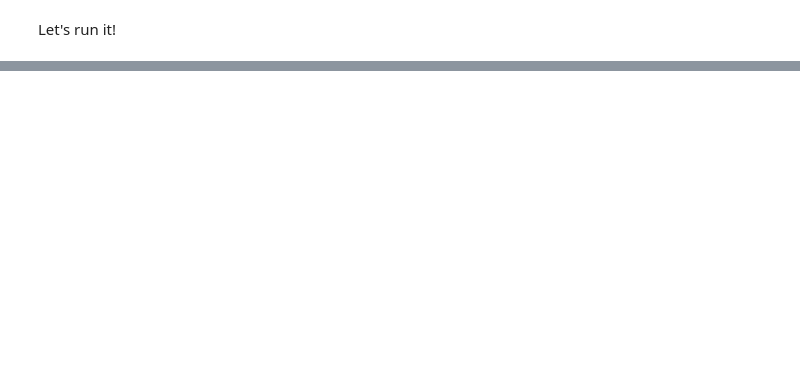
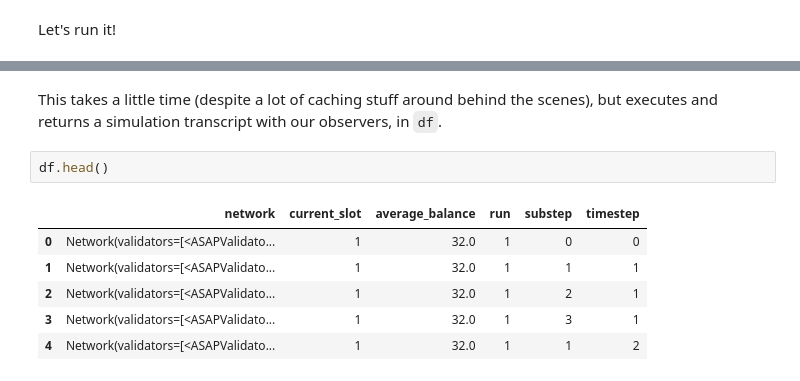
Before and after one commit to ethereum/rig, a Jupyter notebook: eth2economics/code/beaconrunner2050/br2050.ipynb, the cells around one changed output, grey strips where cells are left out. Saved outputs shown, nothing was run; the diff lists cells and outputs as text; blank space fills up the shorter version.

```diff
--- a/eth2economics/code/beaconrunner2050/br2050.ipynb
+++ b/eth2economics/code/beaconrunner2050/br2050.ipynb
@@ -476,0 +431,11 @@ df = pd.DataFrame(raw_result)
+# %% [markdown]
+This takes a little time (despite a lot of caching stuff around behind the scenes), but executes and returns a simulation transcript with our observers, in `df`.
+# %%
+df.head()
+# %% [output]
+|  | network | current_slot | average_balance | run | substep | timestep |
+| 0 | Network(validators=[<ASAPValidato... | 1 | 32.0 | 1 | 0 | 0 |
+| 1 | Network(validators=[<ASAPValidato... | 1 | 32.0 | 1 | 1 | 1 |
+| 2 | Network(validators=[<ASAPValidato... | 1 | 32.0 | 1 | 2 | 1 |
+| 3 | Network(validators=[<ASAPValidato... | 1 | 32.0 | 1 | 3 | 1 |
+| 4 | Network(validators=[<ASAPValidato... | 1 | 32.0 | 1 | 1 | 2 |
```
Also changed, not shown: parts of 35 cells of this notebook, 8 other files.
